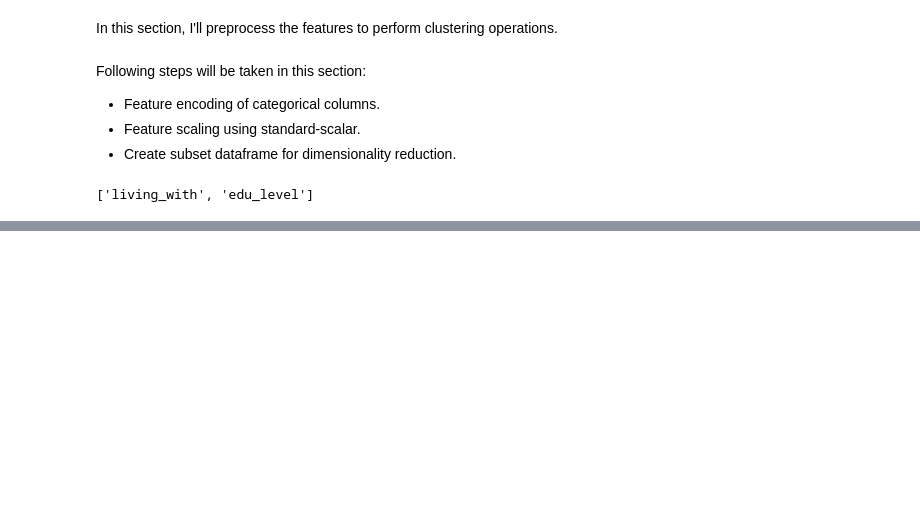
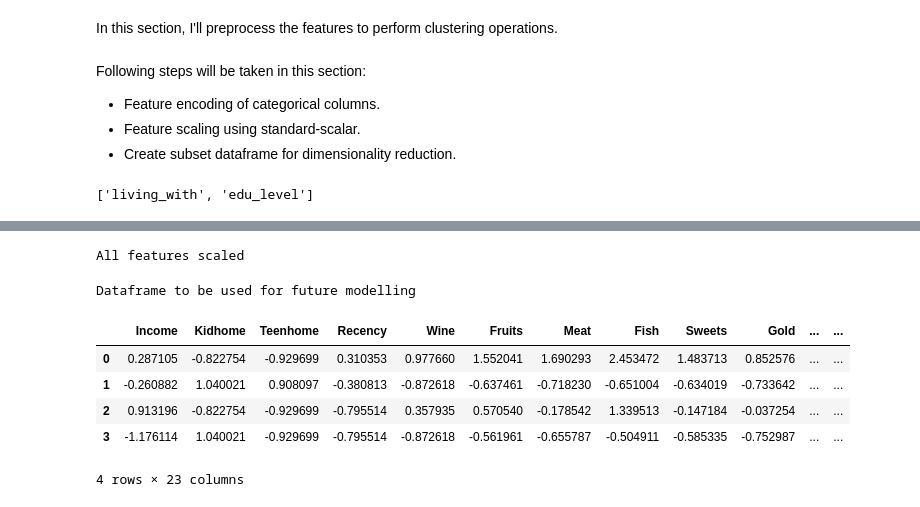
Before and after one commit to Cshefali/Data-Analysis-And-Viz-Python, a Jupyter notebook: customer_segmentation_project1/p1_customer_segmentation.ipynb, the cells around one changed output, grey strips where cells are left out. Saved outputs shown, nothing was run; the diff lists cells and outputs as text; code cells hidden in the pictures; blank space fills up the shorter version.

```diff
--- a/customer_segmentation_project1/p1_customer_segmentation.ipynb
+++ b/customer_segmentation_project1/p1_customer_segmentation.ipynb
@@ -466,0 +464,7 @@ data['edu_level_coded'] = le.fit_transform(data['edu_level'])
+# %%
+#dictionary to store values and their encoding for each column
+encoders = {}
+for col in cat_columns:
+    le = LabelEncoder()
+    data[f"{col}_coded"] = le.fit_transform(data[col])
+    encoders[col] = dict(zip(le.classes_, le.transform(le.classes_)))
@@ -466,0 +478,9 @@ data['edu_level_coded'] = le.fit_transform(data['edu_level'])
+# %%
+#make a copy of the dataframe
+data2 = data.copy()
+# %%
+#create subset of the dataset by removing promotion/acceptance colummns
+accepted_cols = list(data.columns[data.columns.str.contains('Accepted', case=False)])
+drop_columns = accepted_cols + ['Complain', 'Response', 'living_with', 'edu_level']
+#remove the columns
+data_subset = data2.drop(drop_columns, axis=1)
@@ -466,0 +507,19 @@ data['edu_level_coded'] = le.fit_transform(data['edu_level'])
+# %%
+##Standardize the subset
+stan_scaler = StandardScaler()
+stan_scaler.fit(data_subset)
+scaled_ds = pd.DataFrame(stan_scaler.transform(data_subset), columns=data_subset.columns)
+print("All features scaled")
+# %% [output]
+All features scaled
+# %%
+print("Dataframe to be used for future modelling")
+scaled_ds.head(4)
+# %% [output]
+Dataframe to be used for future modelling
+|  | Income | Kidhome | Teenhome | Recency | Wine | Fruits | Meat | Fish | Sweets | Gold | ... | ... |
+| 0 | 0.287105 | -0.822754 | -0.929699 | 0.310353 | 0.977660 | 1.552041 | 1.690293 | 2.453472 | 1.483713 | 0.852576 | ... | ... |
+| 1 | -0.260882 | 1.040021 | 0.908097 | -0.380813 | -0.872618 | -0.637461 | -0.718230 | -0.651004 | -0.634019 | -0.733642 | ... | ... |
+| 2 | 0.913196 | -0.822754 | -0.929699 | -0.795514 | 0.357935 | 0.570540 | -0.178542 | 1.339513 | -0.147184 | -0.037254 | ... | ... |
+| 3 | -1.176114 | 1.040021 | -0.929699 | -0.795514 | -0.872618 | -0.561961 | -0.655787 | -0.504911 | -0.585335 | -0.752987 | ... | ... |
+4 rows × 23 columns
```
Also changed, not shown: parts of 10 cells of this notebook.
